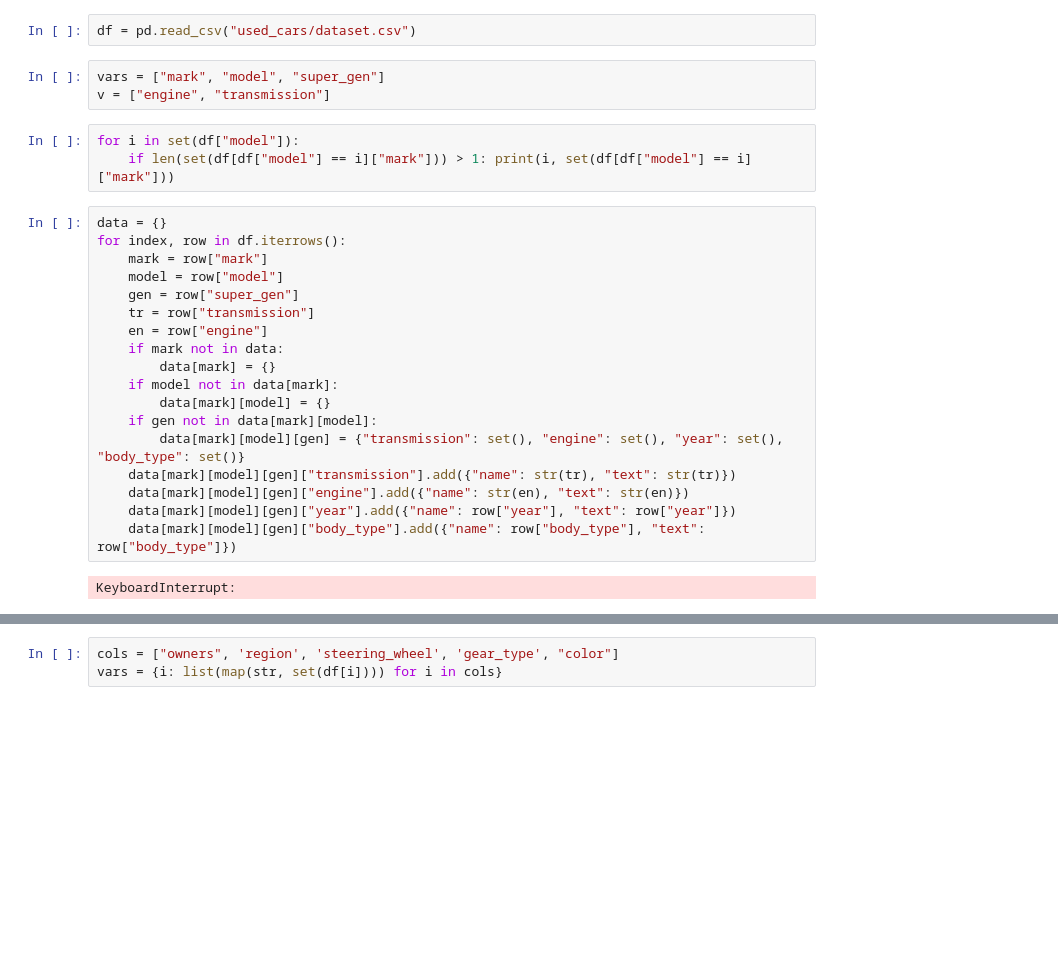
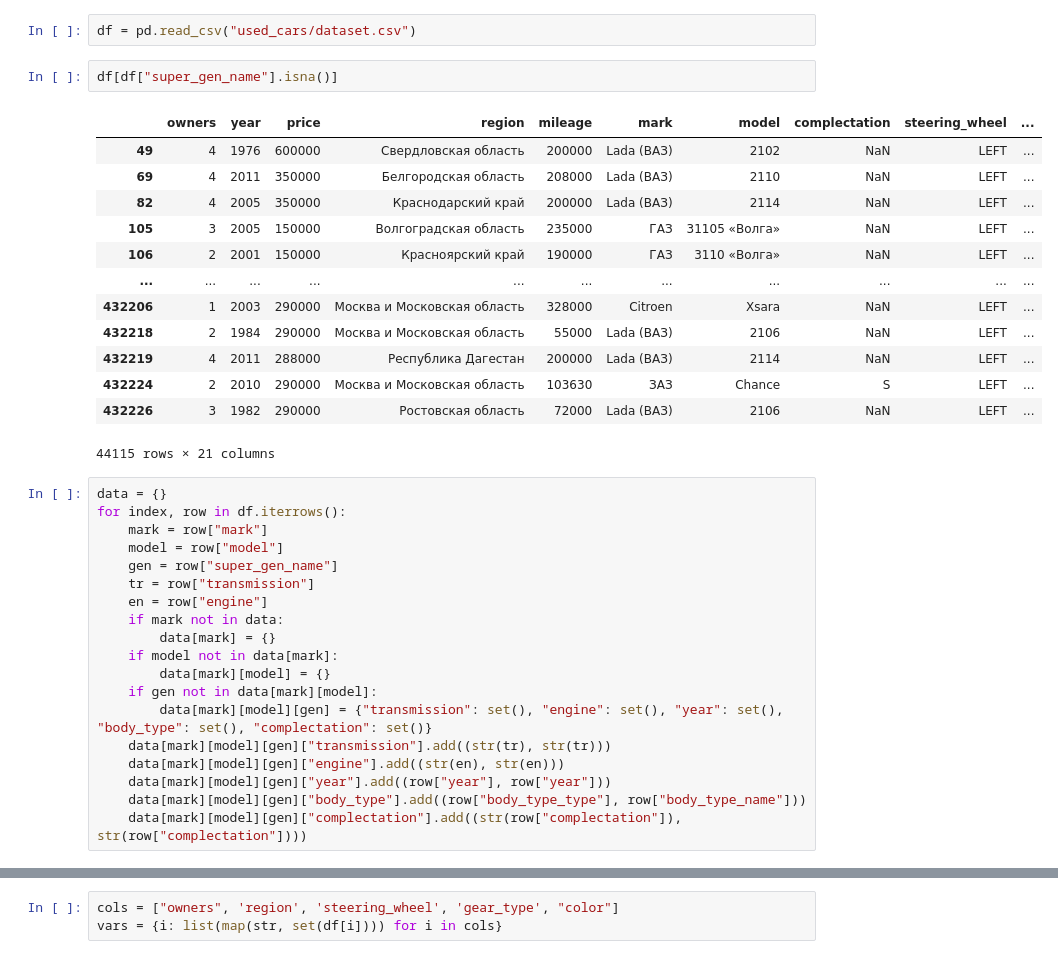
Before and after one commit to imbalet/nn_project, a Jupyter notebook: training/train.ipynb, the cells around one changed output, grey strips where cells are left out. Drawn from its saved outputs; the diff is of its cells as text; blank space fills up the shorter version.

```diff
--- a/training/train.ipynb
+++ b/training/train.ipynb
@@ -39,18 +41,28 @@ To enable the following instructions: AVX2 FMA, in other operations, rebuild Ten
 in progress...
 # %%
 df = pd.read_csv("used_cars/dataset.csv")
-# %%
-vars = ["mark", "model", "super_gen"]
-v = ["engine", "transmission"]
-# %%
-for i in set(df["model"]):
-    if len(set(df[df["model"] == i]["mark"])) > 1: print(i, set(df[df["model"] == i]["mark"]))
+# %%
+df[df["super_gen_name"].isna()]
+# %% [output]
+|  | owners | year | price | region | mileage | mark | model | complectation | steering_wheel | ... |
+| 49 | 4 | 1976 | 600000 | Свердловская область | 200000 | Lada (ВАЗ) | 2102 | NaN | LEFT | ... |
+| 69 | 4 | 2011 | 350000 | Белгородская область | 208000 | Lada (ВАЗ) | 2110 | NaN | LEFT | ... |
+| 82 | 4 | 2005 | 350000 | Краснодарский край | 200000 | Lada (ВАЗ) | 2114 | NaN | LEFT | ... |
+| 105 | 3 | 2005 | 150000 | Волгоградская область | 235000 | ГАЗ | 31105 «Волга» | NaN | LEFT | ... |
+| 106 | 2 | 2001 | 150000 | Красноярский край | 190000 | ГАЗ | 3110 «Волга» | NaN | LEFT | ... |
+| ... | ... | ... | ... | ... | ... | ... | ... | ... | ... | ... |
+| 432206 | 1 | 2003 | 290000 | Москва и Московская область | 328000 | Citroen | Xsara | NaN | LEFT | ... |
+| 432218 | 2 | 1984 | 290000 | Москва и Московская область | 55000 | Lada (ВАЗ) | 2106 | NaN | LEFT | ... |
+| 432219 | 4 | 2011 | 288000 | Республика Дагестан | 200000 | Lada (ВАЗ) | 2114 | NaN | LEFT | ... |
+| 432224 | 2 | 2010 | 290000 | Москва и Московская область | 103630 | ЗАЗ | Chance | S | LEFT | ... |
+| 432226 | 3 | 1982 | 290000 | Ростовская область | 72000 | Lada (ВАЗ) | 2106 | NaN | LEFT | ... |
+44115 rows × 21 columns
 # %%
 data = {}
 for index, row in df.iterrows():
     mark = row["mark"]
     model = row["model"]
-    gen = row["super_gen"]
+    gen = row["super_gen_name"]
     tr = row["transmission"]
     en = row["engine"]
     if mark not in data:
@@ -58,10 +70,9 @@ for index, row in df.iterrows():
     if model not in data[mark]:
         data[mark][model] = {}
     if gen not in data[mark][model]:
-        data[mark][model][gen] = {"transmission": set(), "engine": set(), "year": set(), "body_type": set()}
-    data[mark][model][gen]["transmission"].add({"name": str(tr), "text": str(tr)})
-    data[mark][model][gen]["engine"].add({"name": str(en), "text": str(en)})
-    data[mark][model][gen]["year"].add({"name": row["year"], "text": row["year"]})
-    data[mark][model][gen]["body_type"].add({"name": row["body_type"], "text": row["body_type"]})
+        data[mark][model][gen] = {"transmission": set(), "engine": set(), "year": set(), "body_type": set(), "complectation": set()}
+    data[mark][model][gen]["transmission"].add((str(tr), str(tr)))
+    data[mark][model][gen]["engine"].add((str(en), str(en)))
+    data[mark][model][gen]["year"].add((row["year"], row["year"]))
+    data[mark][model][gen]["body_type"].add((row["body_type_type"], row["body_type_name"]))
+    data[mark][model][gen]["complectation"].add((str(row["complectation"]), str(row["complectation"])))
-# %% [output]
-KeyboardInterrupt:
```
Also changed, not shown: parts of 20 cells of this notebook, 8 other files.
